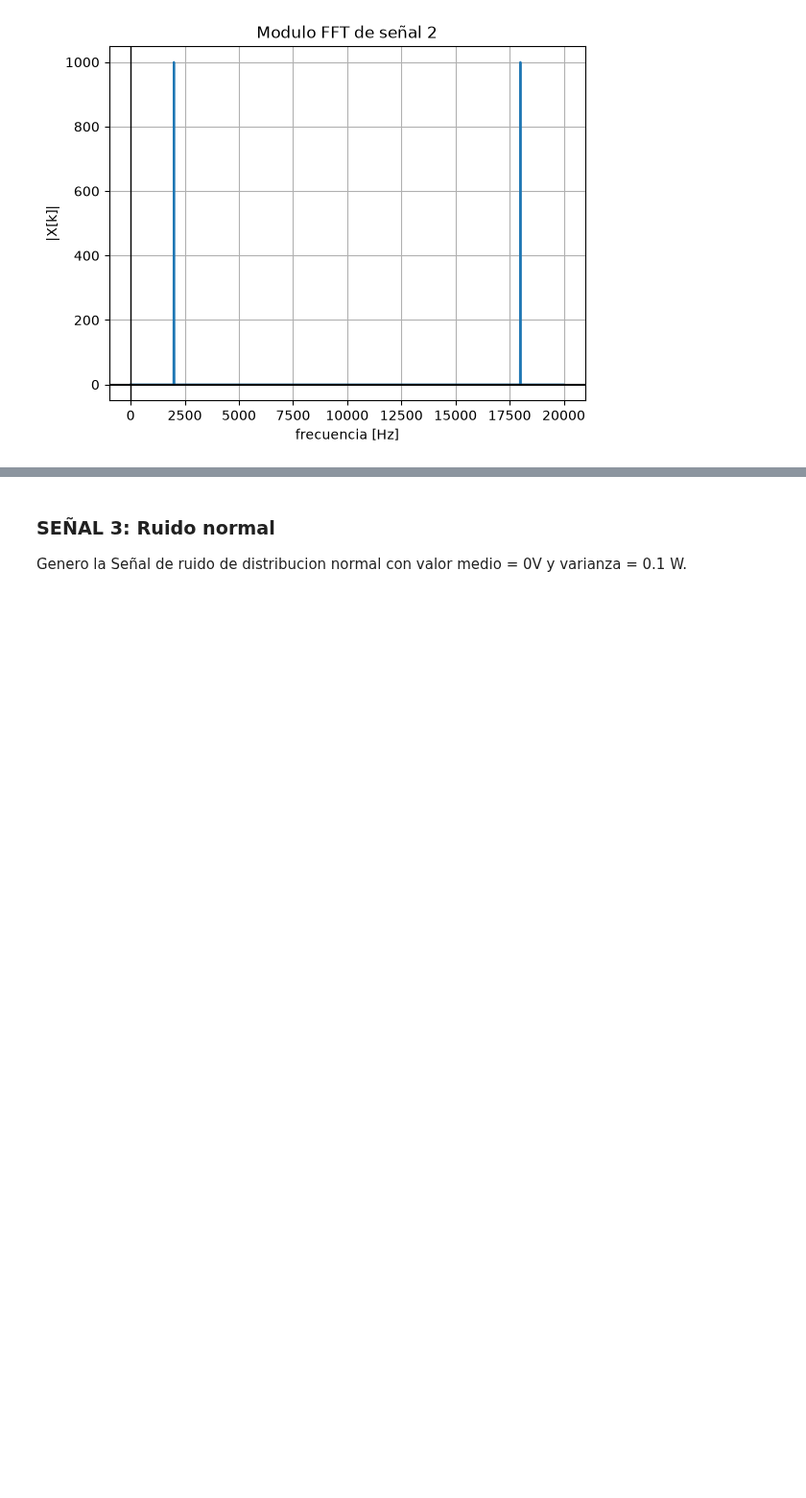
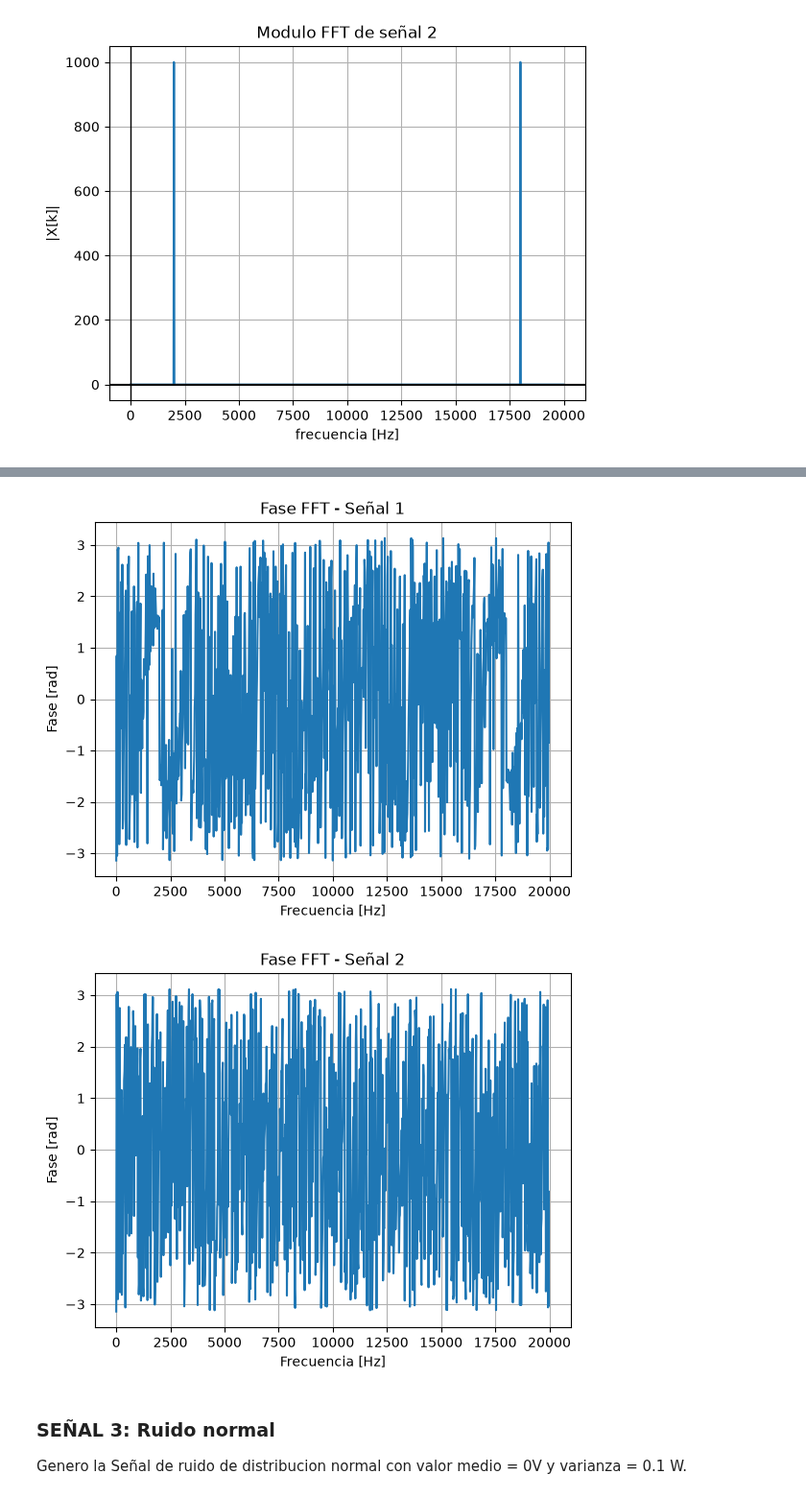
Before and after one commit to GConstenlaP/AyPS, a Jupyter notebook: TS1/TS1.ipynb, the cells around one changed output, grey strips where cells are left out. Shown at 96% size. Drawn from its saved outputs; the diff is of its cells as text; code cells hidden in the pictures; blank space fills up the shorter version.

```diff
--- a/TS1/TS1.ipynb
+++ b/TS1/TS1.ipynb
@@ -131,3 +175,28 @@ Aca se puede ver que el cambio de la potencia no tuvo influencia en la frecuenci
+# %%
+#%% diferencia de fase entre señal 1 y 2
+
+
+fase_1 = np.angle(fft_1)
+fase_2 = np.angle(fft_2)
+
+plt.figure()
+plt.plot(frecuencias, fase_1)
+plt.title("Fase FFT - Señal 1")
+plt.xlabel("Frecuencia [Hz]")
+plt.ylabel("Fase [rad]")
+plt.grid()
+plt.show()
+
+plt.figure()
+plt.plot(frecuencias, fase_2)
+plt.title("Fase FFT - Señal 2")
+plt.xlabel("Frecuencia [Hz]")
+plt.ylabel("Fase [rad]")
+plt.grid()
+plt.show()
+# %% [output]
+[figure, added]
+[figure, added]
 # %% [markdown]
 ### SEÑAL 3: Ruido normal
 Genero la Señal de ruido de distribucion normal con valor medio = 0V y varianza = 0.1 W.
```
Also changed, not shown: parts of 14 cells of this notebook, 3 other files.
